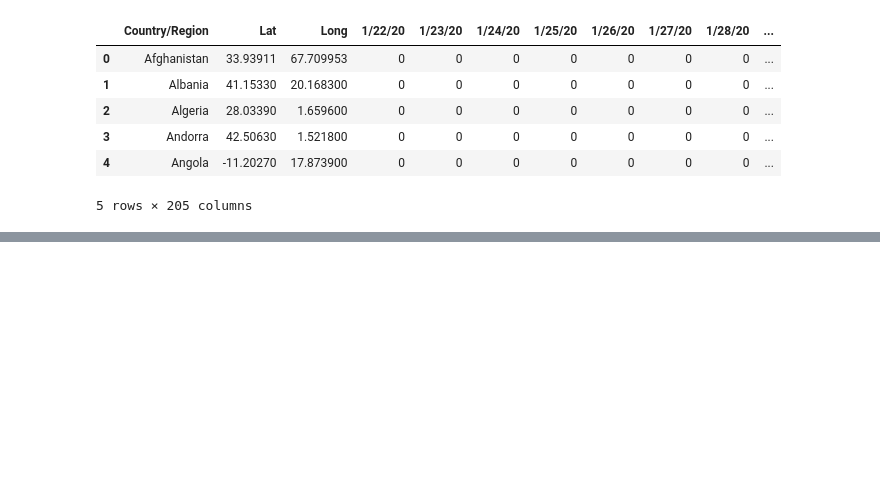
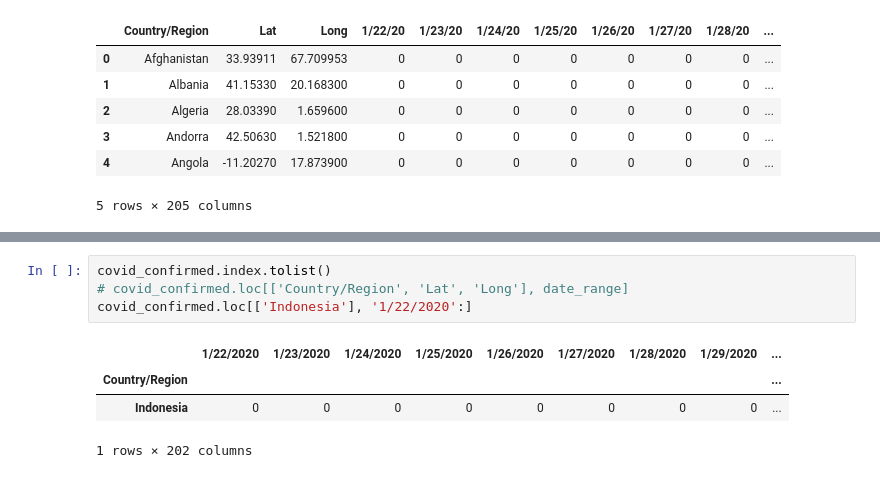
Before and after one commit to mahendrakevin/Data-Analysis-Project, a Jupyter notebook: Covid-19 Cases/Covid-19 Cases.ipynb, the cells around one changed output, grey strips where cells are left out. Drawn from its saved outputs; the diff is of its cells as text; blank space fills up the shorter version.

```diff
--- a/Covid-19 Cases/Covid-19 Cases.ipynb
+++ b/Covid-19 Cases/Covid-19 Cases.ipynb
@@ -218,0 +238,9 @@ covid_recovered.head()
+# %%
+covid_confirmed.index.tolist()
+# covid_confirmed.loc[['Country/Region', 'Lat', 'Long'], date_range]
+covid_confirmed.loc[['Indonesia'], '1/22/2020':]
+# %% [output]
+|  | 1/22/2020 | 1/23/2020 | 1/24/2020 | 1/25/2020 | 1/26/2020 | 1/27/2020 | 1/28/2020 | 1/29/2020 | ... |
+| Country/Region |  |  |  |  |  |  |  |  | ... |
+| Indonesia | 0 | 0 | 0 | 0 | 0 | 0 | 0 | 0 | ... |
+1 rows × 202 columns
```
Also changed, not shown: parts of 14 cells of this notebook.
